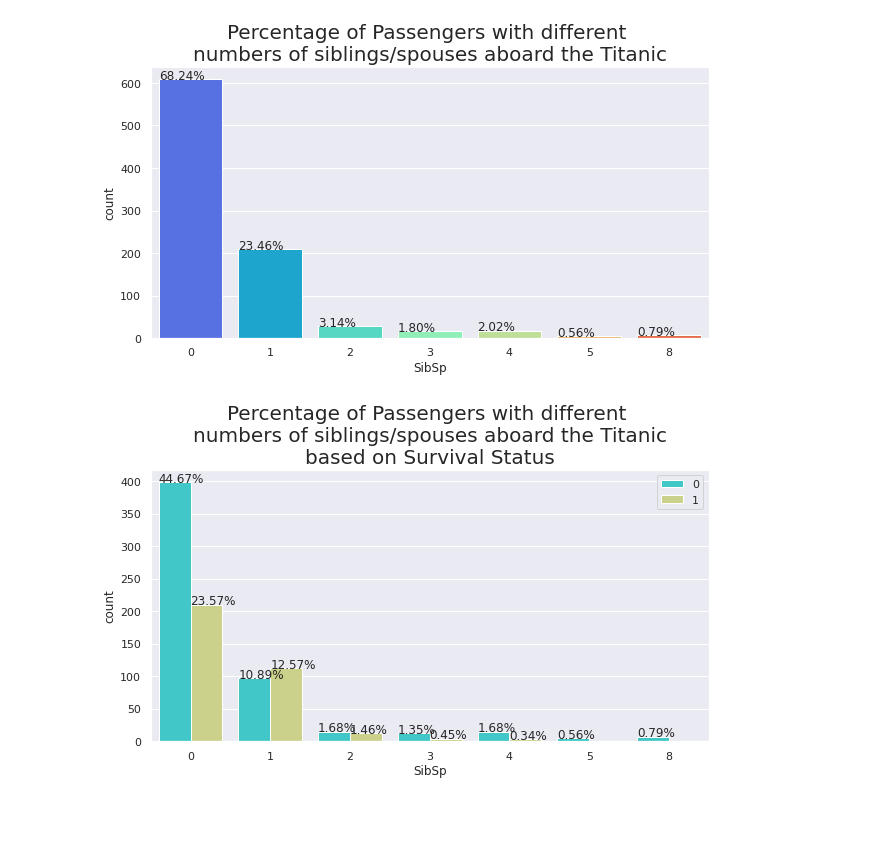
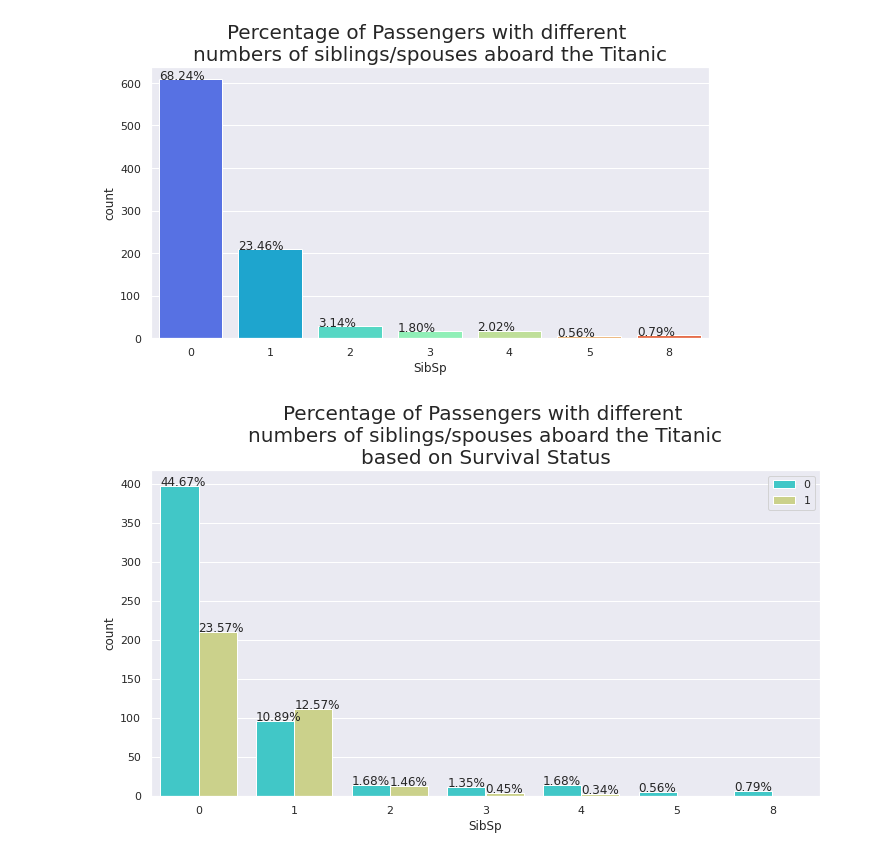
Before and after one commit to SatyaRay003/Titanic-Survival-Prediction, a Jupyter notebook: Titanic_EDA.ipynb, the cells around one changed output. Saved outputs shown, nothing was run; the diff lists cells and outputs as text; code cells hidden in the pictures; blank space fills up the shorter version.

```diff
--- a/Titanic_EDA.ipynb
+++ b/Titanic_EDA.ipynb
@@ -13,9 +25,10 @@ import numpy as np
 import pandas as pd
 import matplotlib.pyplot as plt
 %matplotlib inline
-
 import seaborn as sns
 
+sns.set(style="darkgrid", palette="muted", color_codes=True)
+
 import warnings
 # %% [markdown]
 # Basic Data Exploration
@@ -175,8 +188,8 @@ plt.show()
 # %% [output]
 [figure]
 # %%
-def bar_plot(attribute, data, color, title, comparison = None):
-    plt.figure(figsize=(10,5))
+def bar_plot(attribute, data, color, title, size, comparison = None):
+    plt.figure(figsize=size)
     if comparison == None:
         ax = sns.countplot(x = attribute, data = data, palette=color)
     else:
@@ -312,8 +327,8 @@ bar_plot('SibSp', numeric_df, 'rainbow',
 # %%
 bar_plot('SibSp', numeric_df, 'rainbow',
          "Percentage of Passengers with different \nnumbers of siblings/spouses aboard the Titanic\nbased on Survival Status",
-         'Survived')
+         (12, 6), 'Survived')
 
 plt.legend(loc='upper right');
 # %% [output]
-[figure, old version]
+[figure, new version]
```
Also changed, not shown: parts of 8 cells of this notebook.
